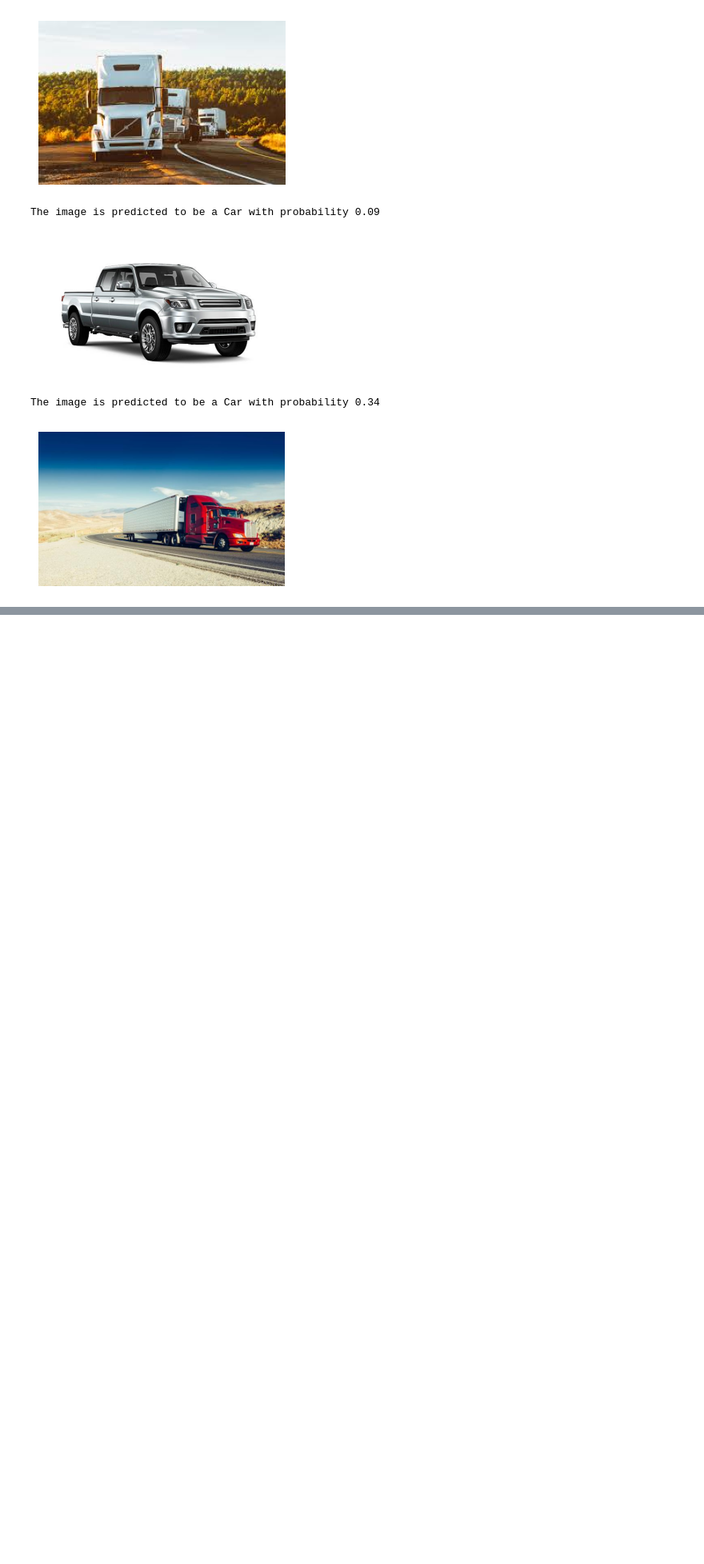
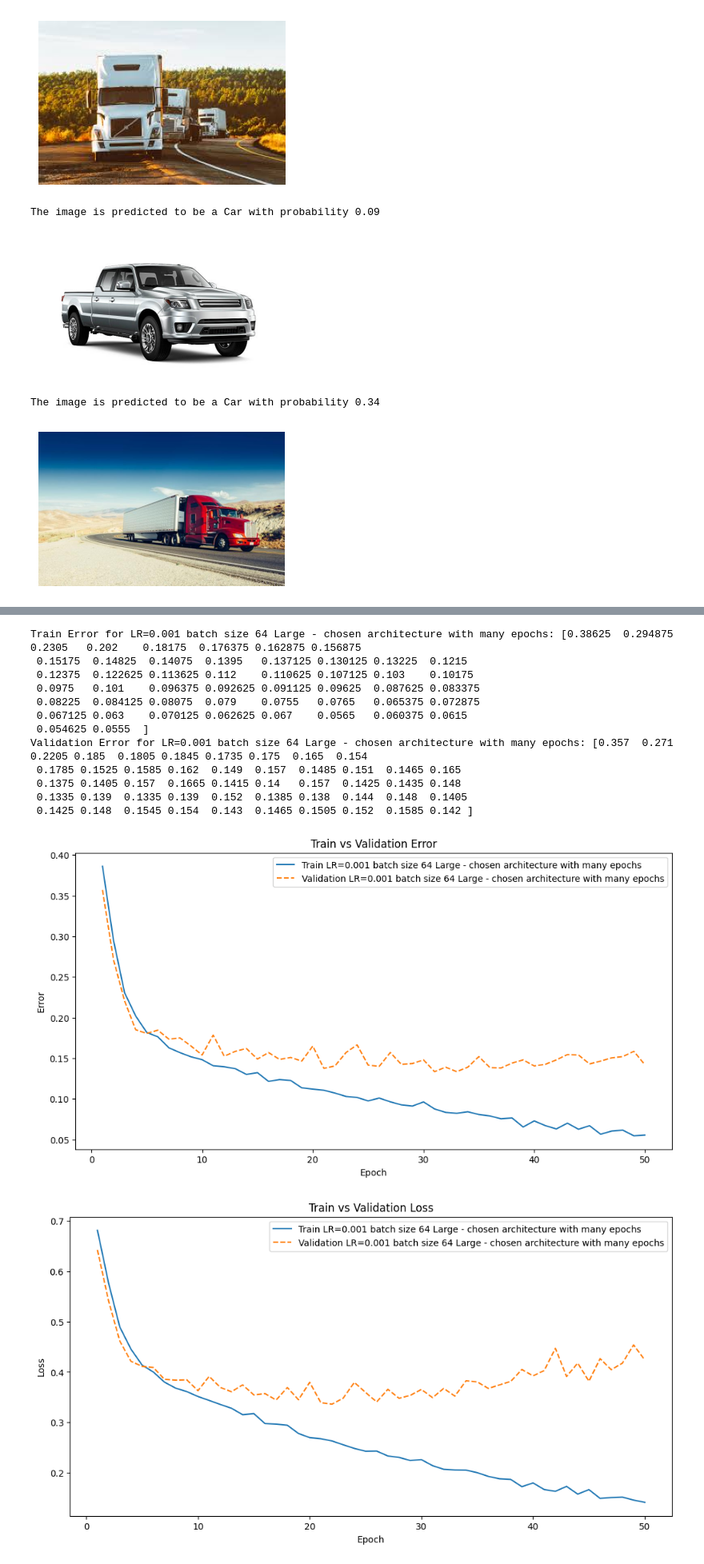
Before and after one commit to armandordorica/MIE1517_A1, a Jupyter notebook: Assignment_1_Bonus.ipynb, the cells around one changed output, grey strips where cells are left out. Shown at 80% size. Saved outputs shown, nothing was run; the diff lists cells and outputs as text; code cells hidden in the pictures; blank space fills up the shorter version.

```diff
--- a/Assignment_1_Bonus.ipynb
+++ b/Assignment_1_Bonus.ipynb
@@ -602,0 +644,17 @@ Epoch 10: Train err: 0.14875, Train loss: 0.3429124616384506 |Validation err: 0.
+# %%
+plot_multiple_training_curves(['model_LargeNet_multiclass_bs64_lr0.001_epoch49'],  ["LR=0.001 batch size 64 Large - chosen architecture with many epochs"])
+# %% [output]
+Train Error for LR=0.001 batch size 64 Large - chosen architecture with many epochs: [0.38625  0.294875 0.2305   0.202    0.18175  0.176375 0.162875 0.156875
+ 0.15175  0.14825  0.14075  0.1395   0.137125 0.130125 0.13225  0.1215
+ 0.12375  0.122625 0.113625 0.112    0.110625 0.107125 0.103    0.10175
+ 0.0975   0.101    0.096375 0.092625 0.091125 0.09625  0.087625 0.083375
+ 0.08225  0.084125 0.08075  0.079    0.0755   0.0765   0.065375 0.072875
+ 0.067125 0.063    0.070125 0.062625 0.067    0.0565   0.060375 0.0615
+ 0.054625 0.0555  ]
+Validation Error for LR=0.001 batch size 64 Large - chosen architecture with many epochs: [0.357  0.271  0.2205 0.185  0.1805 0.1845 0.1735 0.175  0.165  0.154
+ 0.1785 0.1525 0.1585 0.162  0.149  0.157  0.1485 0.151  0.1465 0.165
+ 0.1375 0.1405 0.157  0.1665 0.1415 0.14   0.157  0.1425 0.1435 0.148
+ 0.1335 0.139  0.1335 0.139  0.152  0.1385 0.138  0.144  0.148  0.1405
+ 0.1425 0.148  0.1545 0.154  0.143  0.1465 0.1505 0.152  0.1585 0.142 ]
+[figure, added]
+[figure, added]
```
Also changed, not shown: parts of 15 cells of this notebook.
